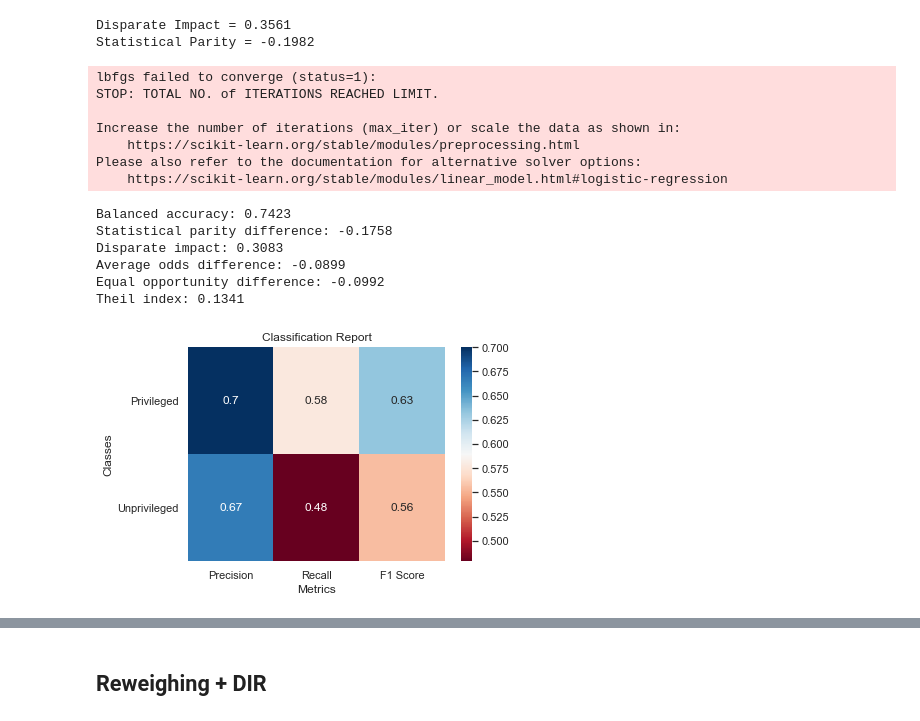
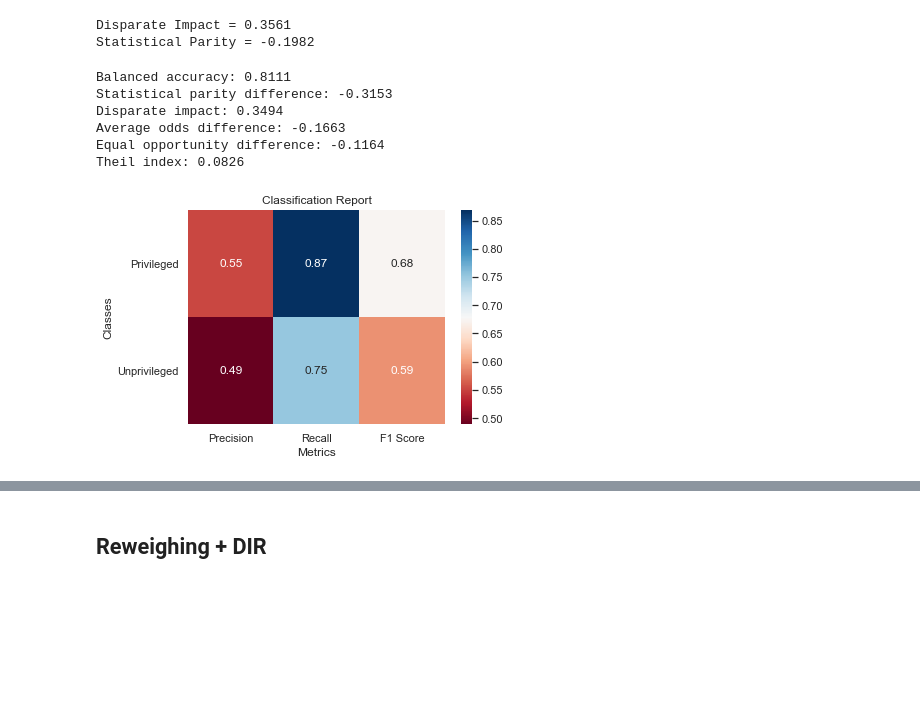
Before and after one commit to giordanoDaloisio/bias-mitigation-methods, a Jupyter notebook: Adult.ipynb, the cells around one changed output, grey strips where cells are left out. Drawn from its saved outputs; the diff is of its cells as text; code cells hidden in the pictures; blank space fills up the shorter version.

Commit message:
update dir analysis adult

```diff
--- a/Adult.ipynb
+++ b/Adult.ipynb
@@ -412,10 +377,7 @@ In the following we will test two preprocessing bias mitigation algorithms and w
 # %% [markdown]
 # Importing and exploring the dataset
 # %%
-column_names = ['age', 'workclass', 'fnlwgt', 'education', 'education-num', 'marital-status',
-                'occupation','relationship', 'race', 'sex', 'capital-gain', 'capital-loss', 'hours-per-week', 'native-country', 'income']
-adult_df = pd.read_csv('adult/adult.data', names=column_names)
-adult_df.drop(adult_df[(adult_df['race'] != ' Black') & (adult_df['race'] != ' White')].index,inplace=True)
+adult_df = load_dataset()
 adult_df.head()
 # %% [output]
 |  | age | workclass | fnlwgt | education | education-num | marital-status | occupation | relationship | ... |
@@ -483,4 +446,4 @@ unprivileged_group = [{'sex': 0}]
 privileged_group = [{'sex': 1}]
 # %%
 data = BinaryLabelDataset(
-    favorable_label=1, unfavorable_label=0, df=adult_df, label_names=['income'], protected_attribute_names=['sex','race'])
+    favorable_label=1, unfavorable_label=0, df=adult_df, label_names=['income'], protected_attribute_names=['sex'])
@@ -547,4 +528,4 @@ plt.show()
 # %%
 dir_data = data.copy()
-#scaler = MinMaxScaler(copy=False)
-#dir_data.features = scaler.fit_transform(dir_data.features)
+scaler = MinMaxScaler(copy=False)
+dir_data.features = scaler.fit_transform(dir_data.features)
@@ -551,3 +551,3 @@ dir_data = data.copy()
 # %%
 di = DisparateImpactRemover(sensitive_attribute='sex')
-dir_data = di.fit_transform(dir_data)
+dir_data_trans = di.fit_transform(dir_data)
@@ -563,22 +576,17 @@ metrics = compute_dataset_fairness_metrics(dir_data, unprivileged_group, privile
 Disparate Impact = 0.3561
 Statistical Parity = -0.1982
 # %%
-dir_class = classify_dir(make_pipeline(StandardScaler(), LogisticRegression()), dir_data)
+dir_class = classify(
+    make_pipeline(StandardScaler(), LogisticRegression(class_weight='balanced', solver='liblinear')),
+    dir_data, sensitive_attributes=['sex'])
 # %% [output]
-lbfgs failed to converge (status=1):
-STOP: TOTAL NO. of ITERATIONS REACHED LIMIT.
-
-Increase the number of iterations (max_iter) or scale the data as shown in:
-    https://scikit-learn.org/stable/modules/preprocessing.html
-Please also refer to the documentation for alternative solver options:
-    https://scikit-learn.org/stable/modules/linear_model.html#logistic-regression
+Balanced accuracy: 0.8111
+Statistical parity difference: -0.3153
+Disparate impact: 0.3494
+Average odds difference: -0.1663
+Equal opportunity difference: -0.1164
+Theil index: 0.0826
-Balanced accuracy: 0.7423
-Statistical parity difference: -0.1758
-Disparate impact: 0.3083
-Average odds difference: -0.0899
-Equal opportunity difference: -0.0992
-Theil index: 0.1341
-[figure, old version]
+[figure, new version]
 # %%
 plot_metrics_comparison(class_metrics, dir_class, 'Bias Dataset', 'Disparate Impact Removed Dataset')
 plt.show()
```
Also changed, not shown: parts of 46 cells of this notebook, 2 other files.
